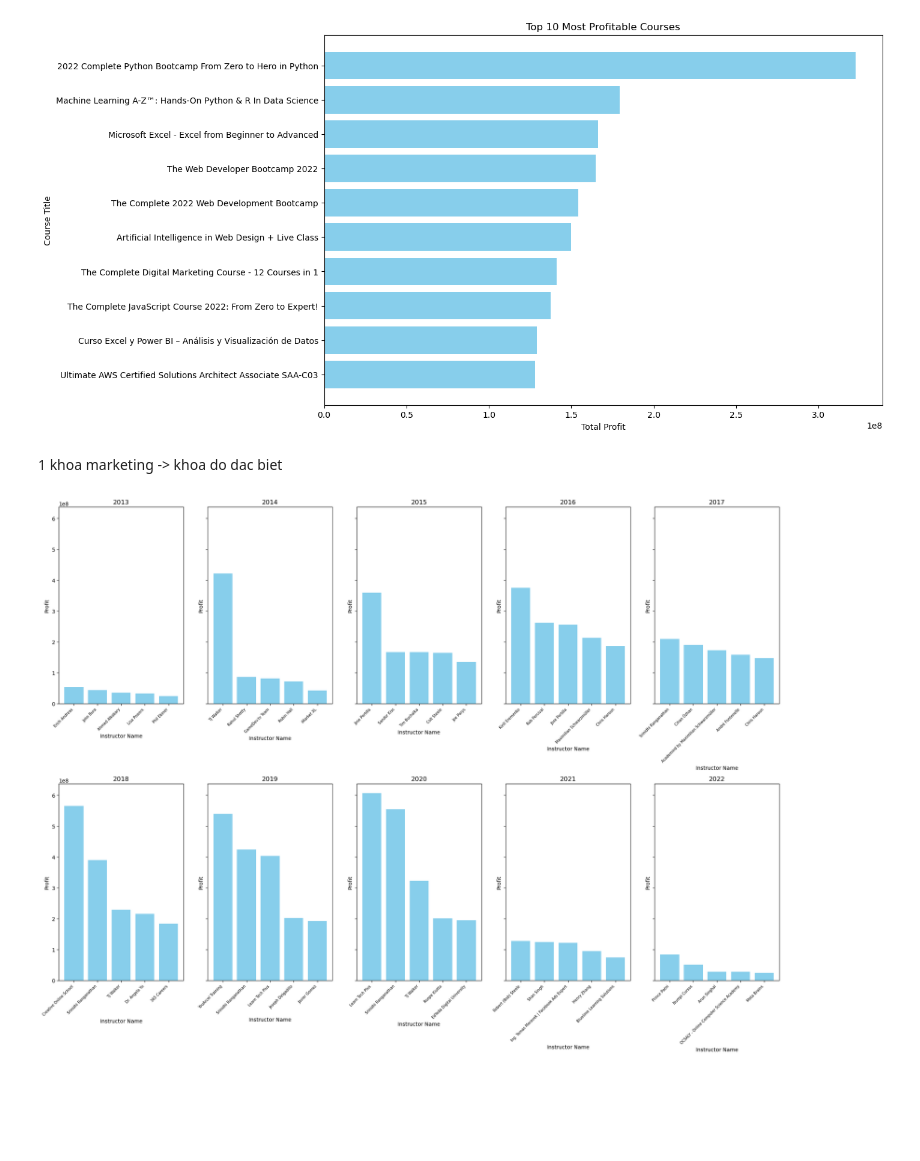
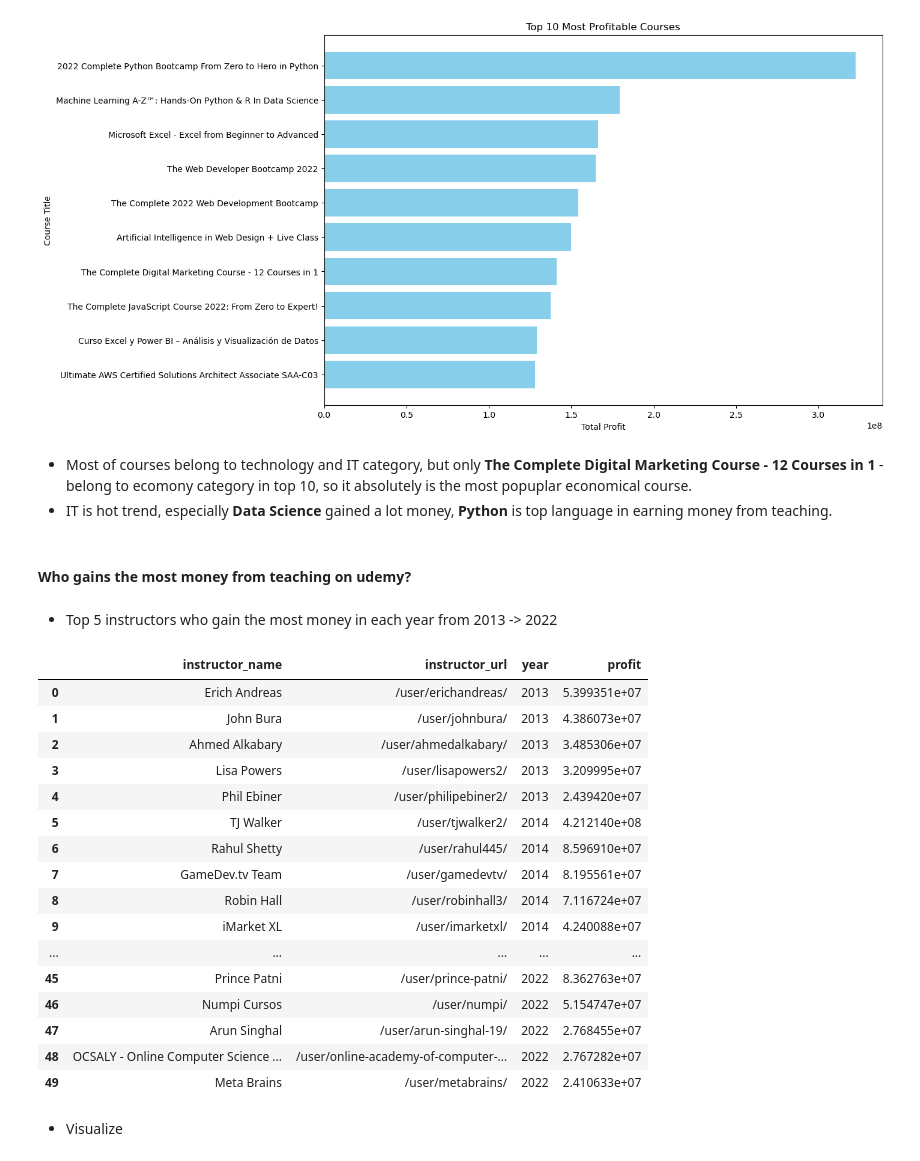
Before and after one commit to TranPhanPhucAn/Final-project-LTKHDL, a Jupyter notebook: Questions.ipynb, the cells around one changed output. Drawn from its saved outputs; the diff is of its cells as text; code cells hidden in the pictures; blank space fills up the shorter version.

```diff
--- a/Questions.ipynb
+++ b/Questions.ipynb
@@ -204,26 +214,38 @@ plt.ylabel('Course Title')
 plt.show()
 # %% [output]
 [figure]
-# %% [markdown]
-1 khoa marketing -> khoa do dac biet
+# %% [markdown]
+- Most of courses belong to technology and IT category, but only **The Complete Digital Marketing Course - 12 Courses in 1** - belong to ecomony category in top 10, so it absolutely is the most popuplar economical course.
+- IT is hot trend, especially **Data Science** gained a lot money, **Python** is top language in earning money from teaching.
+# %% [markdown]
+#### Who gains the most money from teaching on udemy?
+# %% [markdown]
+- Top 5 instructors who gain the most money in each year from 2013 -> 2022
 # %%
 # instructor co profit cao nhat
 filtered_data = paid_course[(paid_course['year'] >= 2013) & (paid_course['year'] <= 2022)]
 
 instructor_profit_df = filtered_data.groupby(['instructor_name', 'instructor_url', 'year'])['profit'].sum().reset_index()
 instructor_profit_df = instructor_profit_df.sort_values(by='profit', ascending=False)
 top_instructors_by_year = instructor_profit_df.groupby('year').apply(lambda x: x.nlargest(5, 'profit')).reset_index(drop=True)
-fig, axes = plt.subplots(2, 5, figsize=(20, 15), sharey=True)
-
-for i, (year, data) in enumerate(top_instructors_by_year.groupby('year')):
-    ax = axes[i // 5, i % 5]
-    ax.bar(data['instructor_name'], data['profit'], color='skyblue')
-    ax.set_title(f'{year}')
-    ax.set_xlabel('Instructor Name')
-    ax.set_ylabel('Profit')
-    ax.set_xticklabels(data['instructor_name'], rotation=45, ha='right', fontsize=7)
-
-plt.tight_layout()
-plt.show()
+top_instructors_by_year
 # %% [output]
-[figure, removed]
+|  | instructor_name | instructor_url | year | profit |
+| 0 | Erich Andreas | /user/erichandreas/ | 2013 | 5.399351e+07 |
+| 1 | John Bura | /user/johnbura/ | 2013 | 4.386073e+07 |
+| 2 | Ahmed Alkabary | /user/ahmedalkabary/ | 2013 | 3.485306e+07 |
+| 3 | Lisa Powers | /user/lisapowers2/ | 2013 | 3.209995e+07 |
+| 4 | Phil Ebiner | /user/philipebiner2/ | 2013 | 2.439420e+07 |
+| 5 | TJ Walker | /user/tjwalker2/ | 2014 | 4.212140e+08 |
+| 6 | Rahul Shetty | /user/rahul445/ | 2014 | 8.596910e+07 |
+| 7 | GameDev.tv Team | /user/gamedevtv/ | 2014 | 8.195561e+07 |
+| 8 | Robin Hall | /user/robinhall3/ | 2014 | 7.116724e+07 |
+| 9 | iMarket XL | /user/imarketxl/ | 2014 | 4.240088e+07 |
+| ... | ... | ... | ... | ... |
+| 45 | Prince Patni | /user/prince-patni/ | 2022 | 8.362763e+07 |
+| 46 | Numpi Cursos | /user/numpi/ | 2022 | 5.154747e+07 |
+| 47 | Arun Singhal | /user/arun-singhal-19/ | 2022 | 2.768455e+07 |
+| 48 | OCSALY - Online Computer Science ... | /user/online-academy-of-computer-... | 2022 | 2.767282e+07 |
+| 49 | Meta Brains | /user/metabrains/ | 2022 | 2.410633e+07 |
+# %% [markdown]
+- Visualize
```
Also changed, not shown: parts of 7 cells of this notebook.
